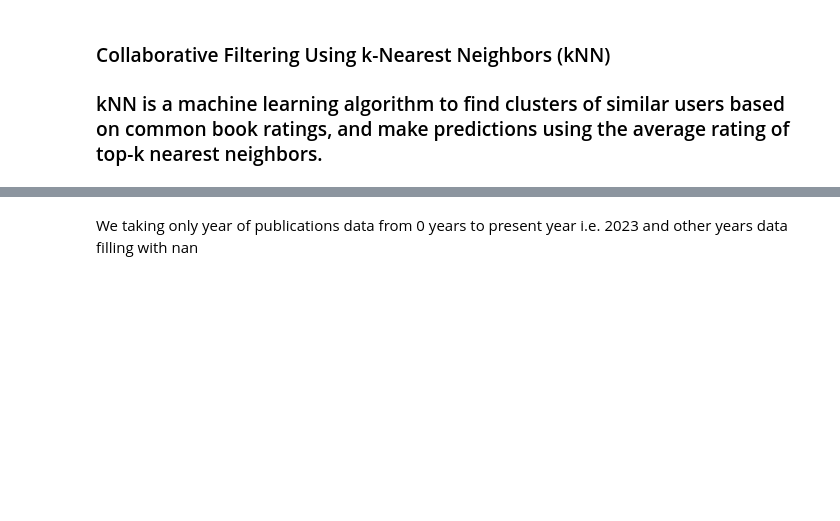
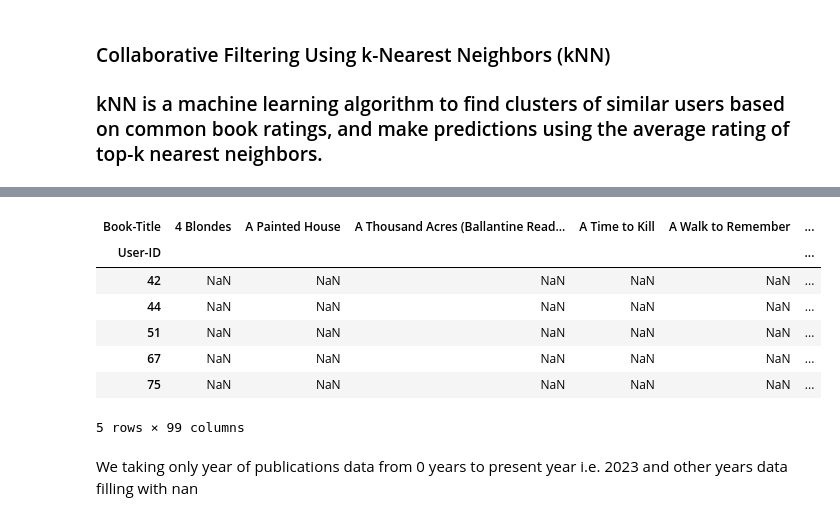
Before and after one commit to Suraj-7077/Unsupervised-ML-Book-Recommendation-system-Model, a Jupyter notebook: Unsupervised_ML_Capstone_Project_IV_.ipynb, the cells around one changed output, grey strips where cells are left out. Cells and saved outputs as stored; diff of their text form; code cells hidden in the pictures; blank space fills up the shorter version.

```diff
--- a/Unsupervised_ML_Capstone_Project_IV_.ipynb
+++ b/Unsupervised_ML_Capstone_Project_IV_.ipynb
@@ -1127,0 +1280,5 @@ and there are some outliers also present. i.e. there are some book publications
+# %%
+random_user = int(pd.Series(user_book_pivot_table.index).sample(1).values)
+random_user = 144531                  # we assigned any random user id
+random_user_df = user_book_pivot_table[user_book_pivot_table.index == random_user]
+random_user_df
@@ -1127,0 +1292,2 @@ and there are some outliers also present. i.e. there are some book publications
+# %%
+random_user_books = random_user_df.columns[random_user_df.notna().any()].tolist()
@@ -1128,3 +1320,15 @@ and there are some outliers also present. i.e. there are some book publications
+# %%
+all_users_df = user_book_pivot_table[random_user_books]    # obatining users which have these books interaction
+all_users_df.head()
+# %% [output]
+| Book-Title | 4 Blondes | A Painted House | A Thousand Acres (Ballantine Read... | A Time to Kill | A Walk to Remember | ... |
+| User-ID |  |  |  |  |  | ... |
+| 42 | NaN | NaN | NaN | NaN | NaN | ... |
+| 44 | NaN | NaN | NaN | NaN | NaN | ... |
+| 51 | NaN | NaN | NaN | NaN | NaN | ... |
+| 67 | NaN | NaN | NaN | NaN | NaN | ... |
+| 75 | NaN | NaN | NaN | NaN | NaN | ... |
+5 rows × 99 columns
 # %% [markdown]
 We taking only year of publications data from 0 years to present year i.e. 2023 and other years data filling with nan
 # %%
```
Also changed, not shown: parts of 47 cells of this notebook.
